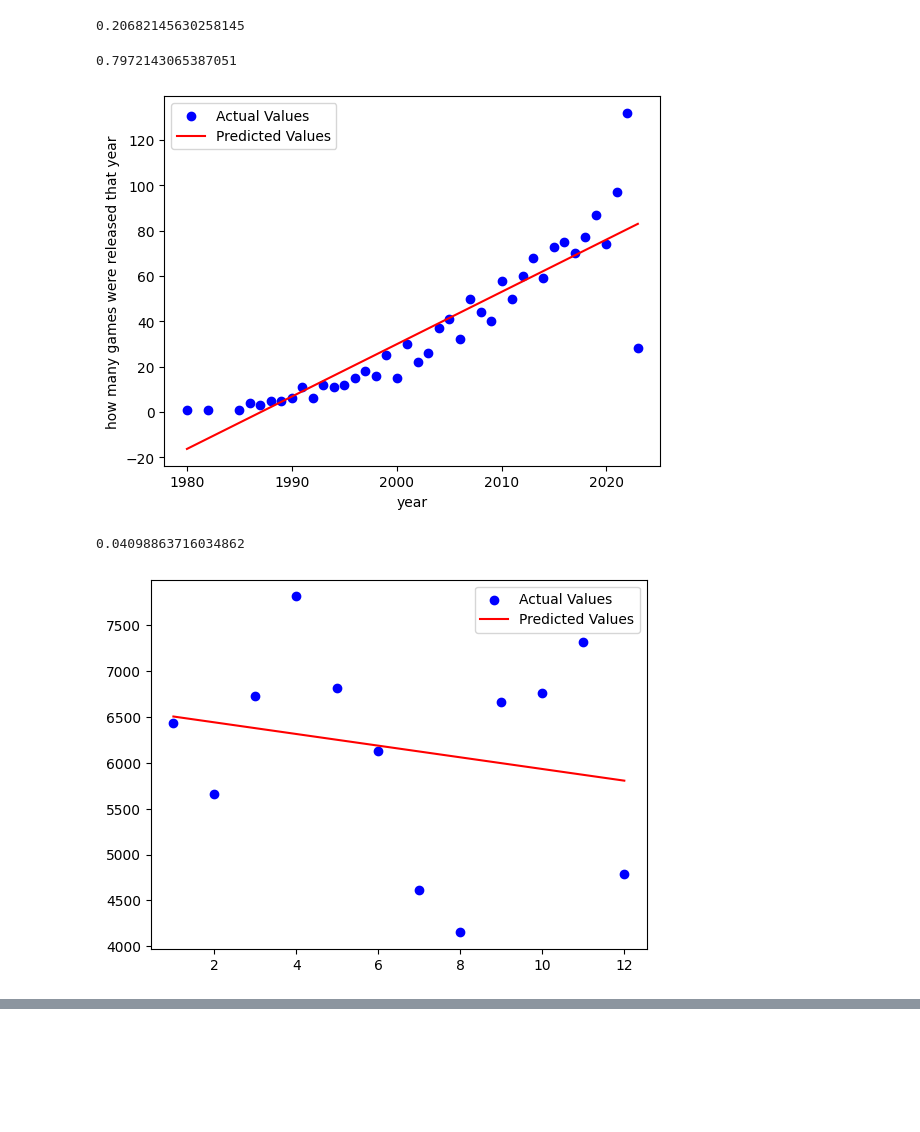
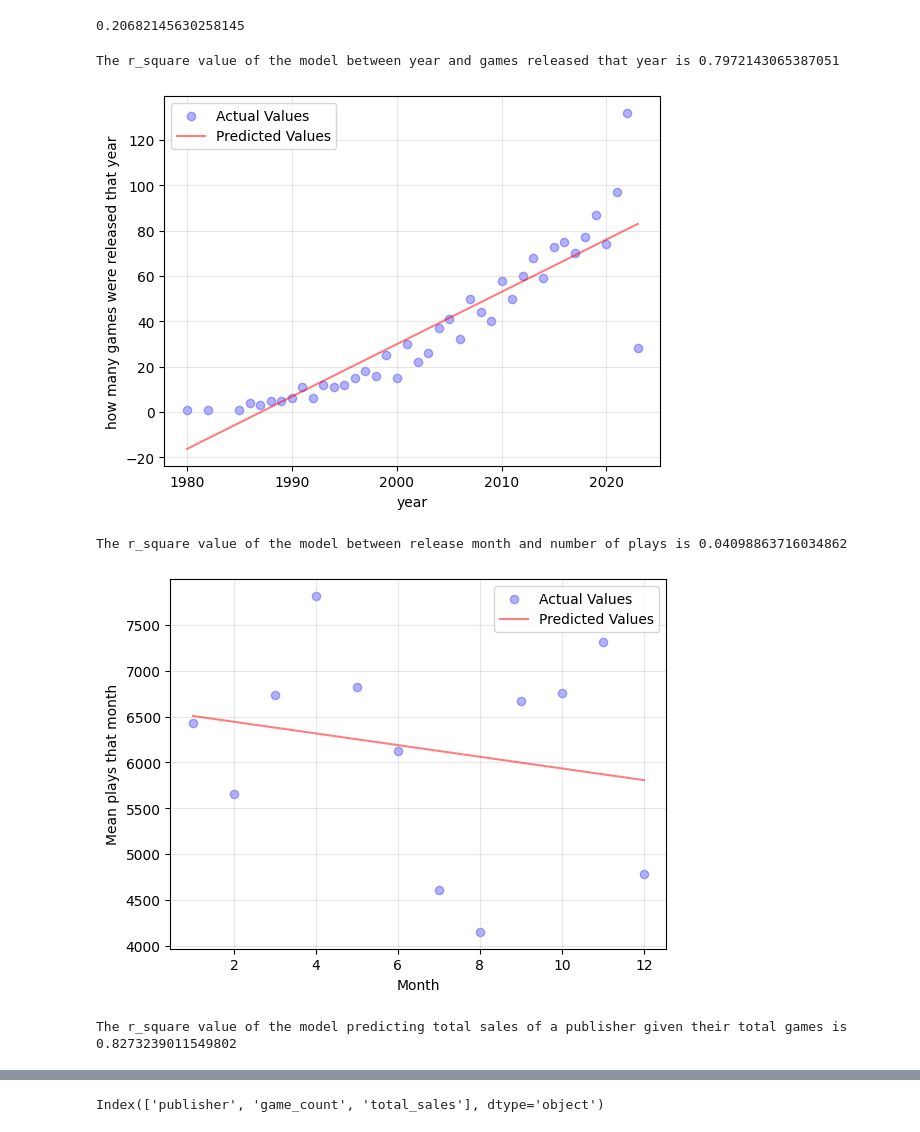
Before and after one commit to AbhijayUpadhyay/videogame-sales-analysis, a Jupyter notebook: main.ipynb, the cells around one changed output, grey strips where cells are left out. Cells and saved outputs as stored; diff of their text form; code cells hidden in the pictures; blank space fills up the shorter version.

```diff
--- a/main.ipynb
+++ b/main.ipynb
@@ -457,40 +479,69 @@ df_dropped_mean_m = df_test_1.groupby('month')['plays'].mean().reset_index()
 # testModel1 predicts how many games will be released in a specified year
 # It has an R^2 of about .8, meaning that's it's a very good model for predicting how many games will release in a year
 model1X = df_dropped_count_y[['year']]
 model1Y = df_dropped_count_y['title']
 
 testModel1.fit(model1X, model1Y)
 
 predictions1 = testModel1.predict(model1X)
 r_square1 = r2_score(model1Y, predictions1)
-print(r_square1)
+print('The r_square value of the model between year and games released that year is', r_square1)
 
-plt.scatter(df_dropped_count_y['year'], model1Y, color='blue', label='Actual Values')
-plt.plot(df_dropped_count_y['year'], predictions1, color='red', label='Predicted Values')
+plt.scatter(df_dropped_count_y['year'], model1Y, color='blue', label='Actual Values', alpha = .3)
+plt.plot(df_dropped_count_y['year'], predictions1, color='red', label='Predicted Values', alpha = .5)
 plt.xlabel('year')
 plt.ylabel('how many games were released that year')
+plt.grid(alpha=.3)
 plt.legend()
 plt.show()
 
 # testModel2 predicts the average plays of games given month of release
 # It has an R^2 of .07, meaning it's not a good predictor of how a game's release date will influence its plays
 # Perhaps this means there isn't a significant relationship between plays and release month
 model2X = df_dropped_mean_m[['month']]
 model2Y = df_dropped_mean_m['plays']
 testModel2 = LinearRegression()
 
 testModel2.fit(model2X, model2Y)
 
 predictions2 = testModel2.predict(model2X)
 r_square2 = r2_score(model2Y, predictions2)
-print(r_square2)
+print('The r_square value of the model between release month and number of plays is', r_square2)
 
-plt.scatter(df_dropped_mean_m['month'], model2Y, color='blue', label='Actual Values')
-plt.plot(df_dropped_count_m['month'], predictions2, color='red', label='Predicted Values')
+plt.scatter(df_dropped_mean_m['month'], model2Y, color='blue', label='Actual Values', alpha = .3)
+plt.plot(df_dropped_count_m['month'], predictions2, color='red', label='Predicted Values', alpha = .5)
+plt.xlabel('Month')
+plt.ylabel('Mean plays that month')
+plt.grid(alpha=.3)
 plt.legend()
 plt.show()
+
+# testModel3 is going to check if the amount of games a publishers has released can predict the sales of the publisher
+# It gets an r_square value of .82, making it our best model yet
+# This is because we removed a major outlier, Nintendo
+# If we kept Nintendo in the regression fitting and testing, the R square value plummets to about .55
+publisher_stats_2 = publisher_stats.copy(deep=True)
+ninList = ['Nintendo']
+publisher_stats_2 = publisher_stats_2[~publisher_stats_2['publisher'].isin(ninList)]
+model3X = publisher_stats_2[['game_count']]
+model3Y = publisher_stats_2['total_sales']
+testModel3 = LinearRegression()
+testModel3.fit(model3X, model3Y)
+
+predictions3 = testModel3.predict(model3X)
+r_square3 = r2_score(model3Y, predictions3)
+print('The r_square value of the model predicting total sales of a publisher given their total games is', r_square3)
+
+plt.scatter(model3X, model3Y, color='blue', label='Actual Values', alpha = .3)
+plt.plot(model3X, predictions3, color='red', label='Predicted Values', alpha = .5)
+plt.xlabel('Games from Publisher')
+plt.ylabel('Total Sales of Publisher')
+plt.legend()
+plt.grid(alpha = .3)
+plt.show()
 # %% [output]
-0.7972143065387051
+The r_square value of the model between year and games released that year is 0.7972143065387051
-[figure, old version]
+[figure, new version]
-0.04098863716034862
+The r_square value of the model between release month and number of plays is 0.04098863716034862
-[figure, old version]
+[figure, new version]
+The r_square value of the model predicting total sales of a publisher given their total games is 0.8273239011549802
@@ -496,0 +549,4 @@ plt.show()
+# %%
+publisher_stats.columns
+# %% [output]
+Index(['publisher', 'game_count', 'total_sales'], dtype='object')
```
Also changed, not shown: parts of 4 cells of this notebook.
